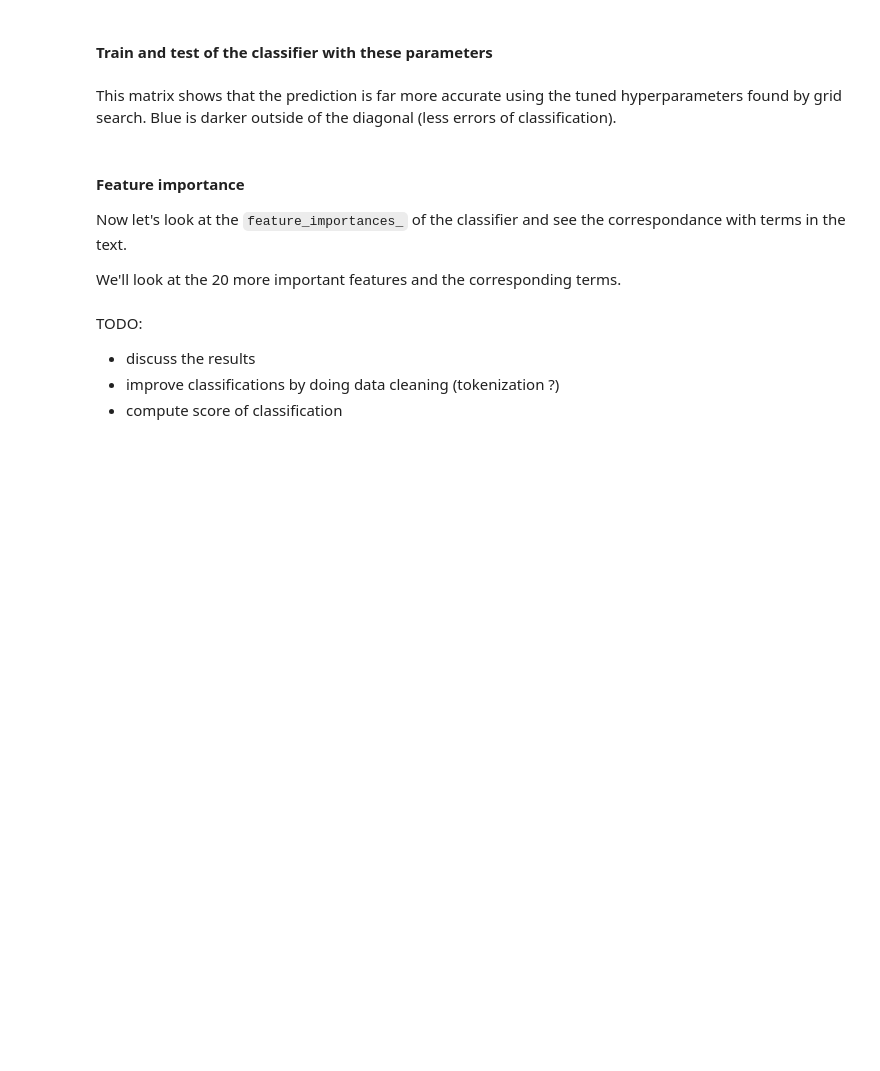
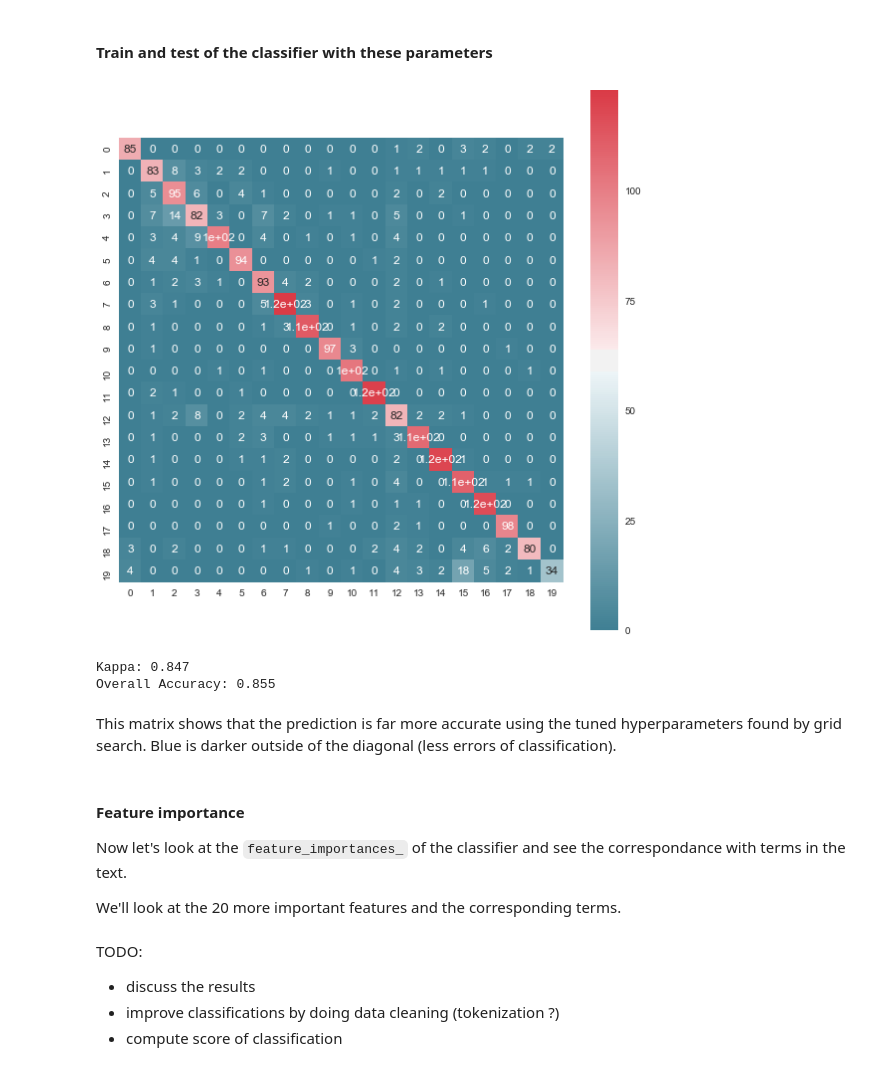
Before and after one commit to armand33/applied_data_analysis_2017, a Jupyter notebook: 04 - Applied ML/Homework 4.ipynb, the cells around one changed output. Cells and saved outputs as stored; diff of their text form; code cells hidden in the pictures; blank space fills up the shorter version.

```diff
--- a/04 - Applied ML/Homework 4.ipynb
+++ b/04 - Applied ML/Homework 4.ipynb
@@ -642,6 +663,6 @@ Overall Accuracy: 0.728
 # %%
-parameters = {'n_estimators':[1000, 1250, 1500], 'max_depth':[500, 1000, 1500]}
-grid_search = GridSearchCV(clf, parameters, n_jobs=4) # n_jobs: parallelize
+parameters = {'n_estimators':[2000, 5000], 'max_depth':[50, 200]}
+grid_search = GridSearchCV(clf, parameters, n_jobs=4,verbose = 2) # n_jobs: parallelize
 # %%
 grid_search.fit(X_train, y_train)
 grid_search.best_params_
@@ -648,13 +683,18 @@ grid_search.best_params_
 # %% [markdown]
 #### Train and test of the classifier with these parameters
 # %%
-clf = RandomForestClassifier(n_estimators=1000, max_depth=1000)
+clf = RandomForestClassifier(n_estimators=2000, max_depth=100, n_jobs = 4)
 clf.fit(X_train, y_train)
 y_predict = clf.predict(X_val)
-
-plot_confusion_matrix(np.asarray(confusion_matrix(y_test, y_predict)))
+# %%
+plot_confusion_matrix(np.asarray(confusion_matrix(y_val, y_predict)))
+# %% [output]
+[figure, added]
 # %%
-print_accuracies(y_test, y_predict)
+print_accuracies(y_val, y_predict)
+# %% [output]
+Kappa: 0.847
+Overall Accuracy: 0.855
 # %% [markdown]
 This matrix shows that the prediction is far more accurate using the tuned hyperparameters found by grid search.
 Blue is darker outside of the diagonal (less errors of classification).
```
Also changed, not shown: parts of 10 cells of this notebook.
